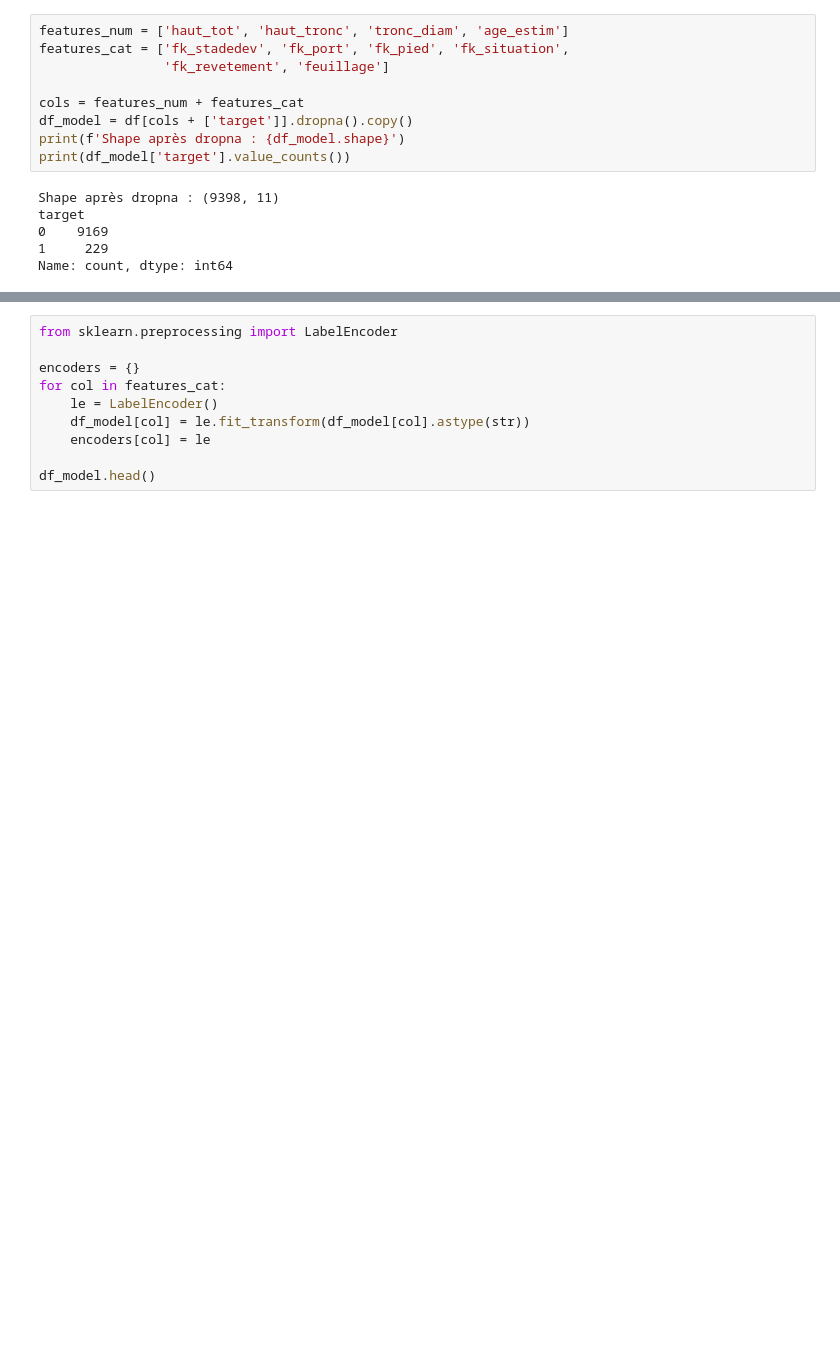
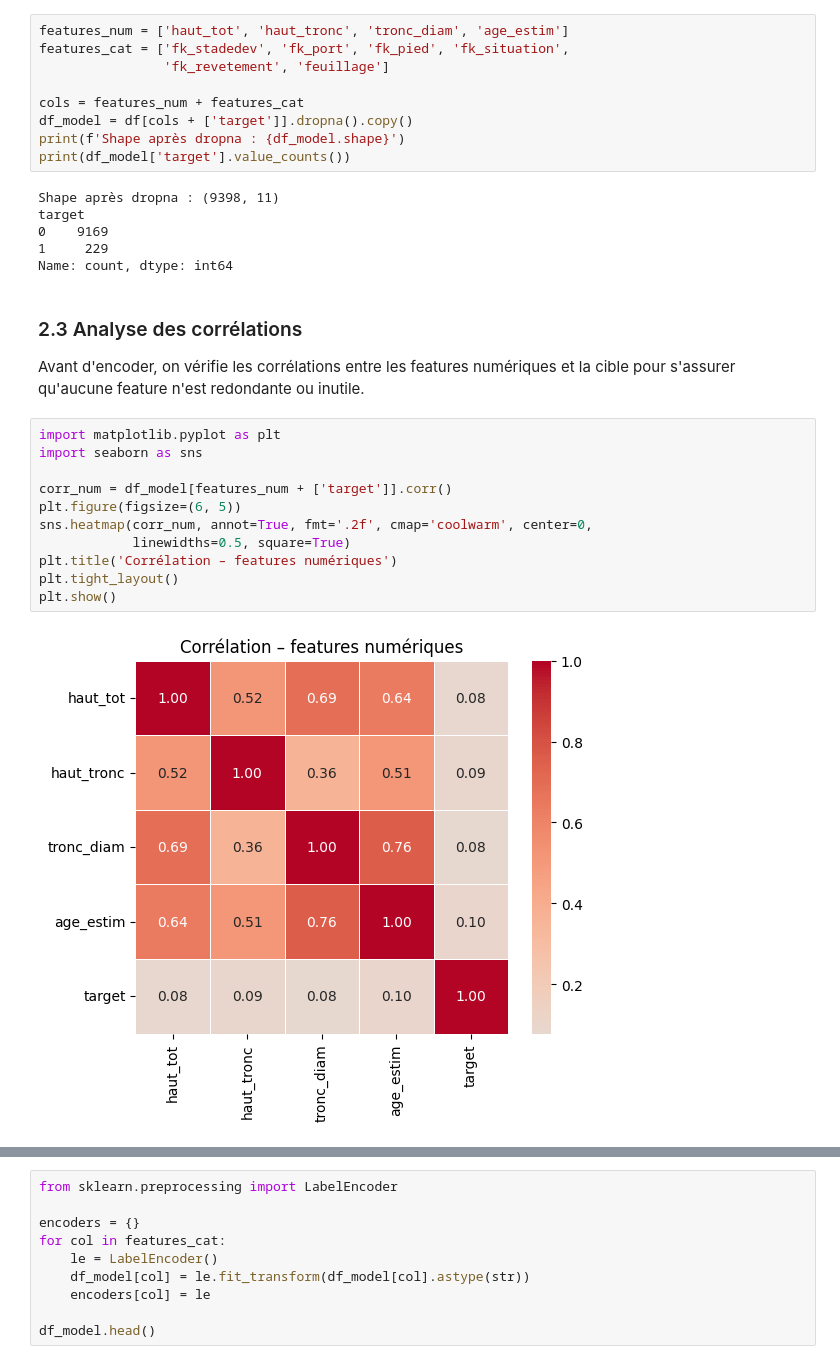
Before and after one commit to Matheo2004/projet-bigdata-cipa4, a Jupyter notebook: IA/projetia_groupe3/Besoin_Client_3/Besoin_3.ipynb, the cells around one changed output, grey strips where cells are left out. Drawn from its saved outputs; the diff is of its cells as text; blank space fills up the shorter version.

```diff
--- a/IA/projetia_groupe3/Besoin_Client_3/Besoin_3.ipynb
+++ b/IA/projetia_groupe3/Besoin_Client_3/Besoin_3.ipynb
@@ -78,3 +78,20 @@ target
 0    9169
 1     229
 Name: count, dtype: int64
+# %% [markdown]
+### 2.3 Analyse des corrélations
+
+Avant d'encoder, on vérifie les corrélations entre les features numériques et la cible pour s'assurer qu'aucune feature n'est redondante ou inutile.
+# %%
+import matplotlib.pyplot as plt
+import seaborn as sns
+
+corr_num = df_model[features_num + ['target']].corr()
+plt.figure(figsize=(6, 5))
+sns.heatmap(corr_num, annot=True, fmt='.2f', cmap='coolwarm', center=0,
+            linewidths=0.5, square=True)
+plt.title('Corrélation – features numériques')
+plt.tight_layout()
+plt.show()
+# %% [output]
+[figure, added]
```
Also changed, not shown: parts of 9 cells of this notebook, 26 other files.
